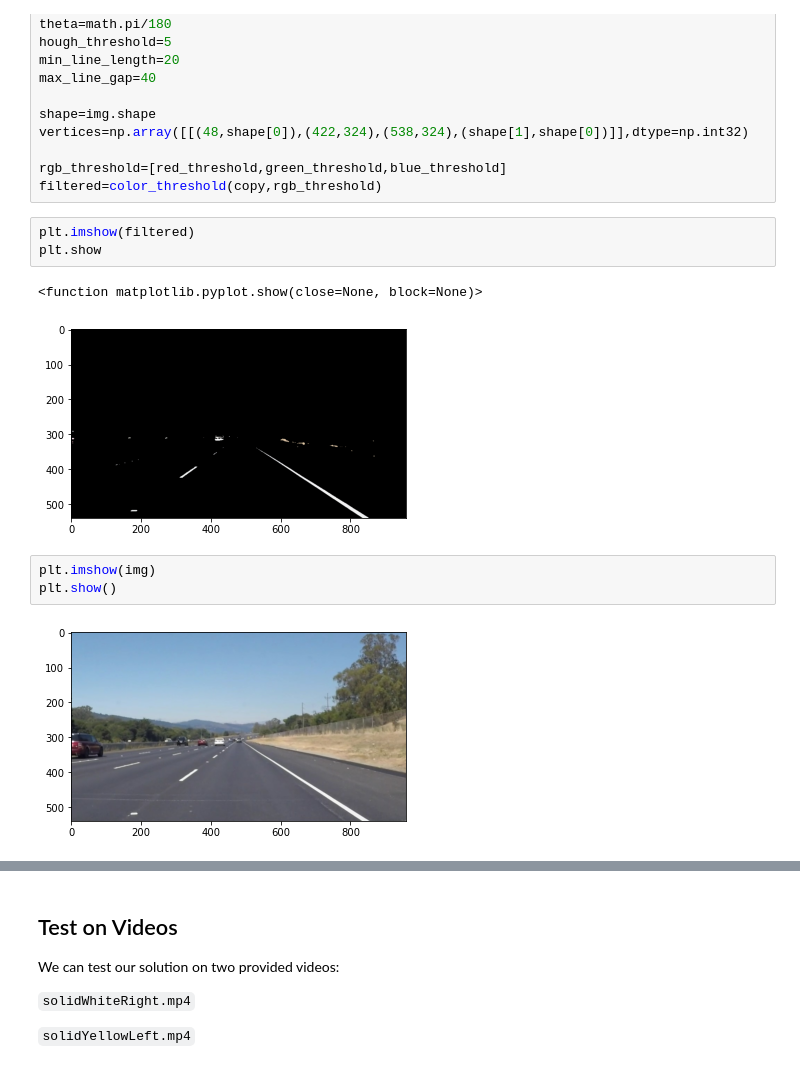
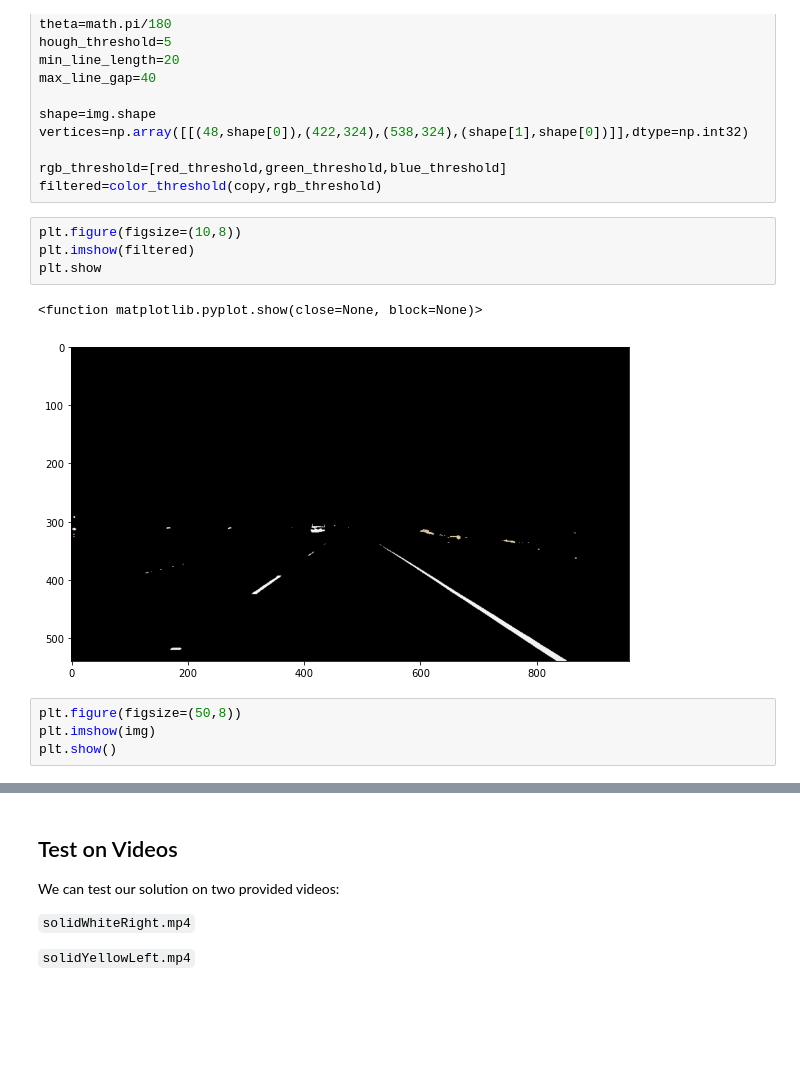
Before and after one commit to niteshjha08/Basic_Lane_detection, a Jupyter notebook: P1_pipeline_outputs.ipynb, the cells around one changed output, grey strips where cells are left out. Drawn from its saved outputs; the diff is of its cells as text; blank space fills up the shorter version.

```diff
--- a/P1_pipeline_outputs.ipynb
+++ b/P1_pipeline_outputs.ipynb
@@ -248,14 +249,14 @@ vertices=np.array([[(48,shape[0]),(422,324),(538,324),(shape[1],shape[0])]],dtyp
 rgb_threshold=[red_threshold,green_threshold,blue_threshold]
 filtered=color_threshold(copy,rgb_threshold)
 # %%
+plt.figure(figsize=(10,8))
 plt.imshow(filtered)
 plt.show
 # %% [output]
 <function matplotlib.pyplot.show(close=None, block=None)>
-[figure, old version]
+[figure, new version]
 # %%
+plt.figure(figsize=(50,8))
 plt.imshow(img)
 plt.show()
-# %% [output]
-[figure, removed]
 # %%
```
Also changed, not shown: parts of 9 cells of this notebook, 6 other files.
